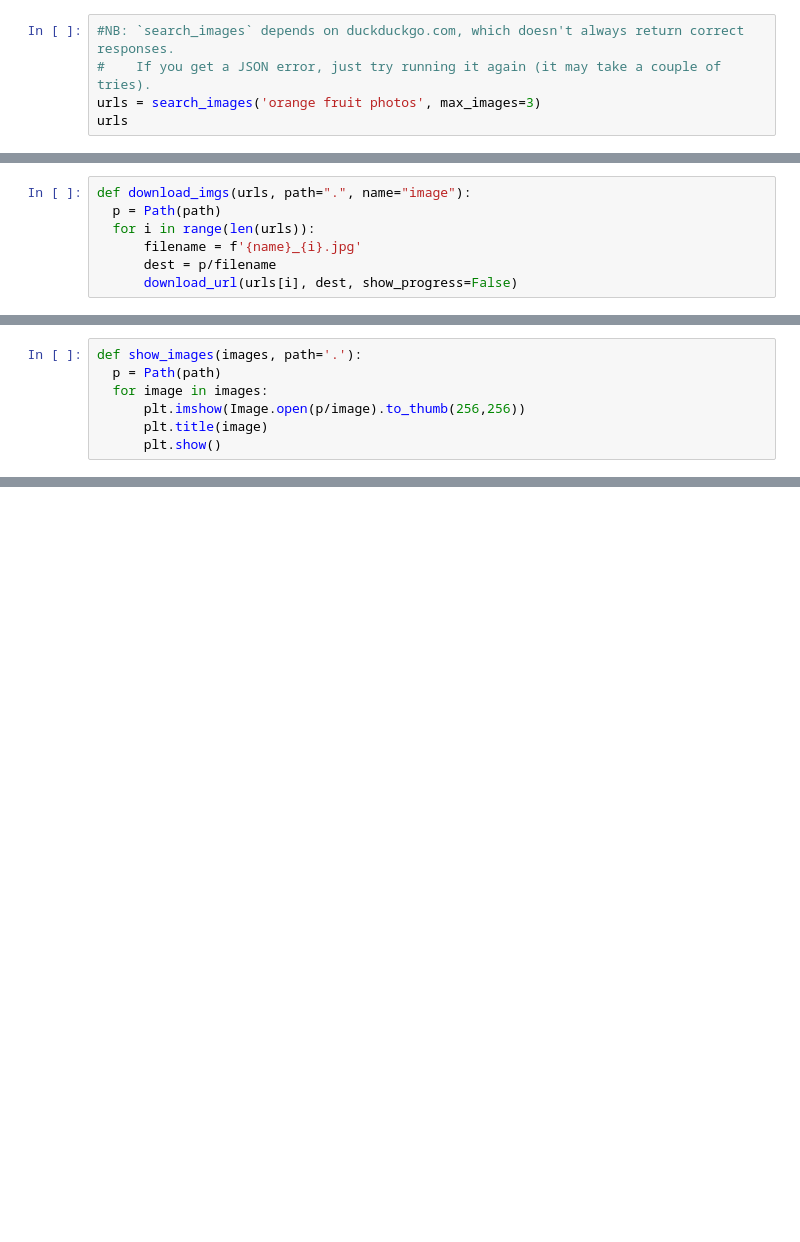
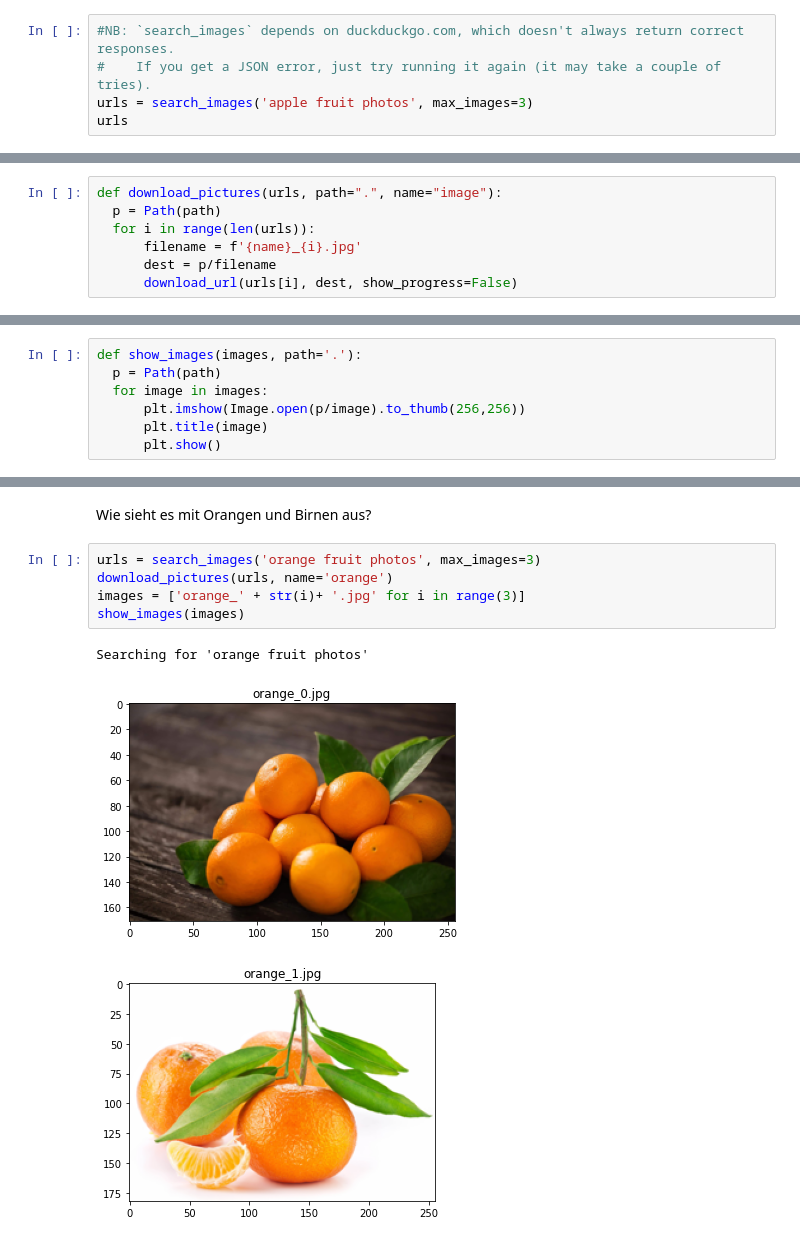
Before and after one commit to dnhshl/cc-ai, a Jupyter notebook: obstsalat.ipynb, the cells around one changed output, grey strips where cells are left out. Cells and saved outputs as stored; diff of their text form; blank space fills up the shorter version.

```diff
--- a/obstsalat.ipynb
+++ b/obstsalat.ipynb
@@ -13,6 +32,6 @@ def search_images(term, max_images=30):
 # %%
 #NB: `search_images` depends on duckduckgo.com, which doesn't always return correct responses.
 #    If you get a JSON error, just try running it again (it may take a couple of tries).
-urls = search_images('orange fruit photos', max_images=3)
+urls = search_images('apple fruit photos', max_images=3)
 urls
 # %% [output]
@@ -21,5 +42,5 @@ Searching for 'orange fruit photos'
 # %%
-def download_imgs(urls, path=".", name="image"):
+def download_pictures(urls, path=".", name="image"):
   p = Path(path)
   for i in range(len(urls)):
       filename = f'{name}_{i}.jpg'
@@ -43,0 +67,11 @@ show_images(images)
+# %% [markdown]
+Wie sieht es mit Orangen und Birnen aus?
+# %%
+urls = search_images('orange fruit photos', max_images=3)
+download_pictures(urls, name='orange')
+images = ['orange_' + str(i)+ '.jpg' for i in range(3)]
+show_images(images)
+# %% [output]
+Searching for 'orange fruit photos'
+[figure, added]
+[figure, added]
```
Also changed, not shown: parts of 33 cells of this notebook.
